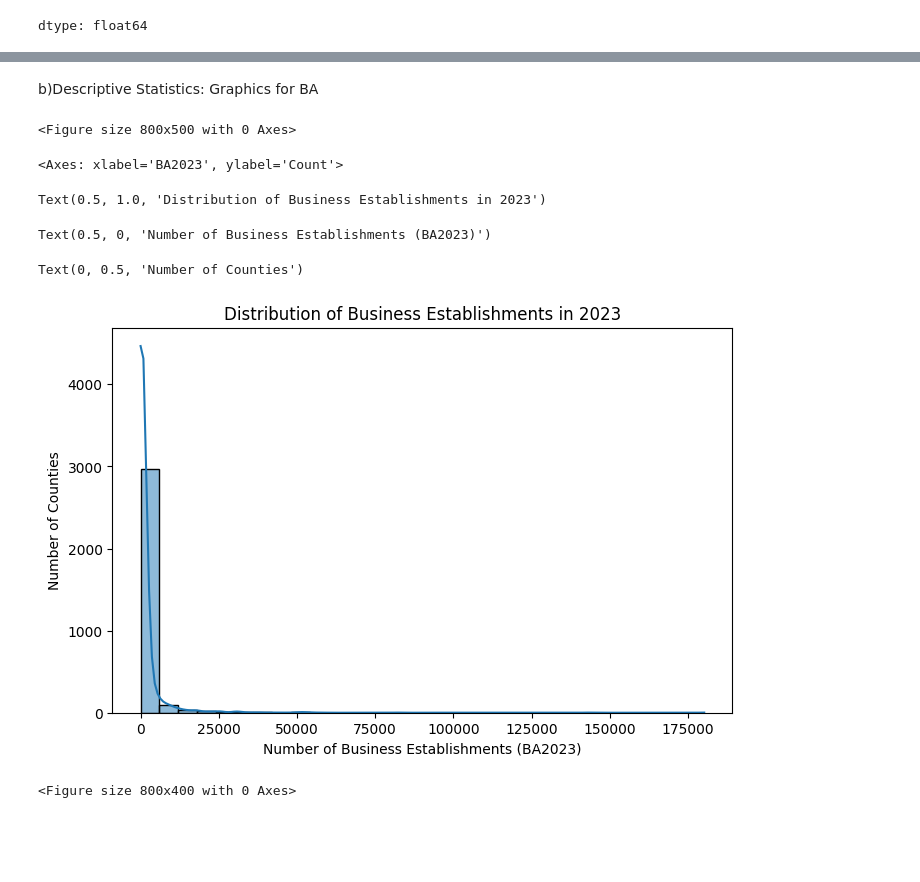
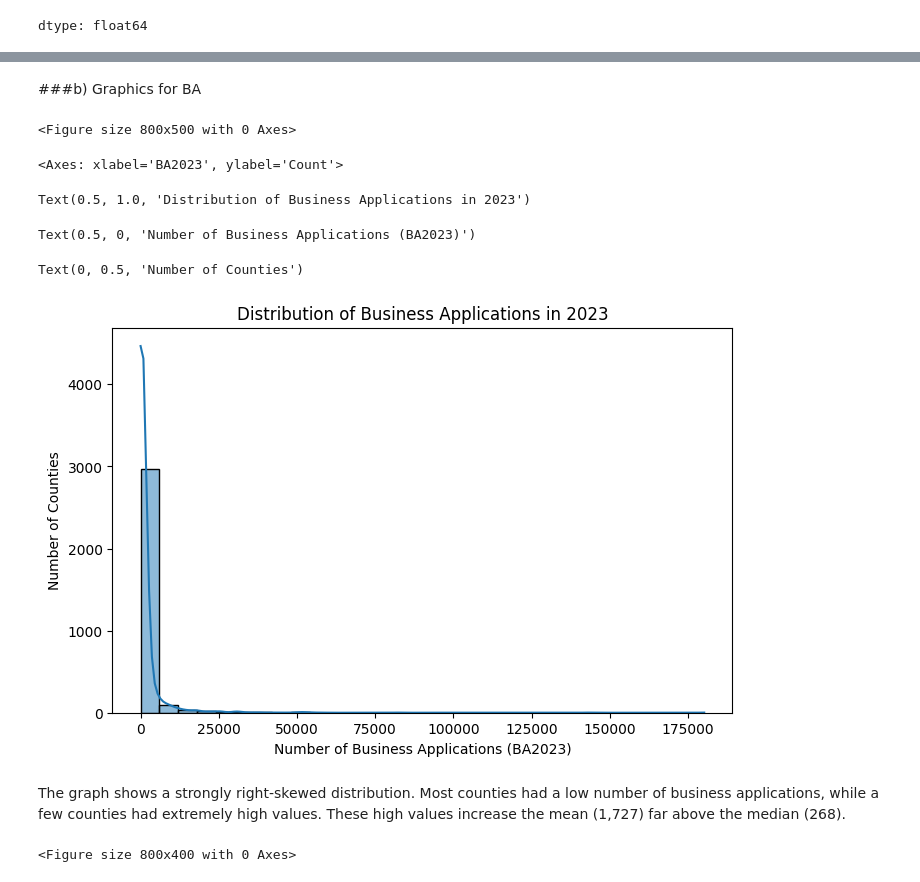
Before and after one commit to shirleyrutgers/DataManPy, a Jupyter notebook: ps0dataman.ipynb, the cells around one changed output, grey strips where cells are left out. Cells and saved outputs as stored; diff of their text form; code cells hidden in the pictures; blank space fills up the shorter version.

```diff
--- a/ps0dataman.ipynb
+++ b/ps0dataman.ipynb
@@ -354,24 +374,26 @@ dtype: float64
 # %% [markdown]
-b)Descriptive Statistics: Graphics for BA
+###b) Graphics for BA
 # %%
 import matplotlib.pyplot as plt
 import seaborn as sns
 
 # Histogram
 plt.figure(figsize=(8, 5))
 sns.histplot(data=business_filtered, x='BA2023', bins=30, kde=True)
 
-plt.title('Distribution of Business Establishments in 2023')
-plt.xlabel('Number of Business Establishments (BA2023)')
+plt.title('Distribution of Business Applications in 2023')
+plt.xlabel('Number of Business Applications (BA2023)')
 plt.ylabel('Number of Counties')
 plt.show()
 # %% [output]
 <Figure size 800x500 with 0 Axes>
 <Axes: xlabel='BA2023', ylabel='Count'>
-Text(0.5, 1.0, 'Distribution of Business Establishments in 2023')
+Text(0.5, 1.0, 'Distribution of Business Applications in 2023')
-Text(0.5, 0, 'Number of Business Establishments (BA2023)')
+Text(0.5, 0, 'Number of Business Applications (BA2023)')
 Text(0, 0.5, 'Number of Counties')
-[figure, old version]
+[figure, new version]
+# %% [markdown]
+The graph shows a strongly right-skewed distribution. Most counties had a low number of business applications, while a few counties had extremely high values. These high values increase the mean (1,727) far above the median (268).
 # %%
 #Boxplot para identificar valores extremos
 plt.figure(figsize=(8, 4))
```
Also changed, not shown: parts of 14 cells of this notebook.
